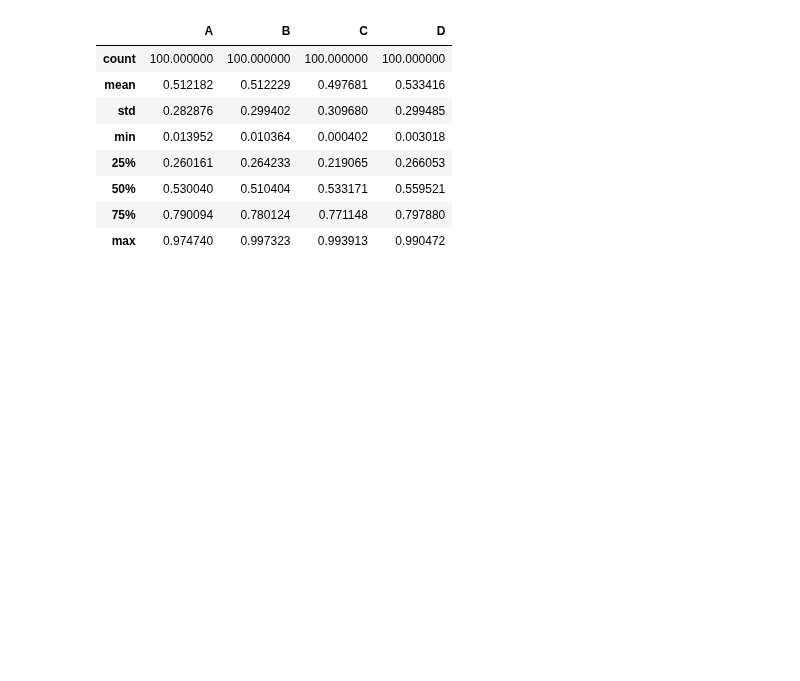
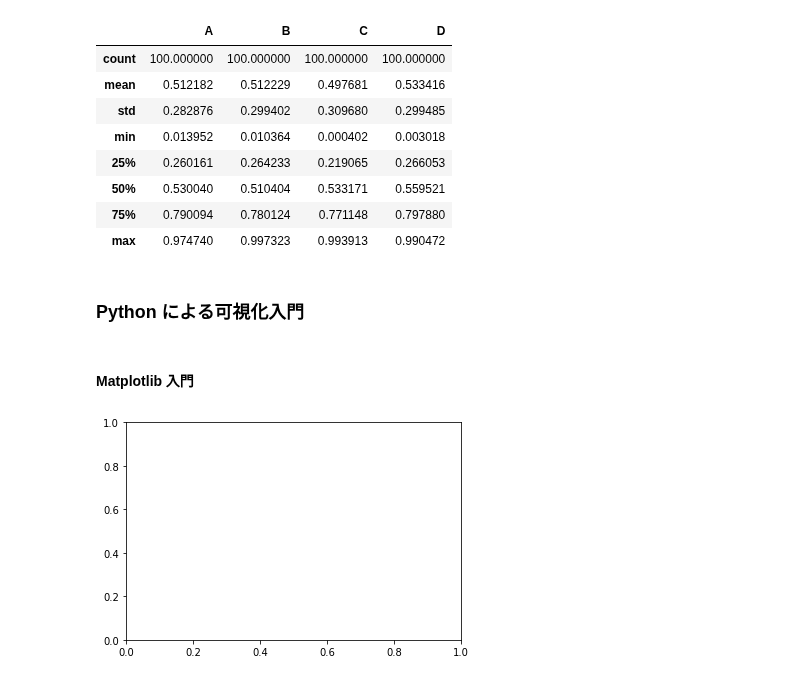
Before and after one commit to zfukuoka/Copying_a_sutra, a Jupyter notebook: SoftwareDesign202010_01/SoftwareDesign202010_0101.ipynb, the cells around one changed output. Drawn from its saved outputs; the diff is of its cells as text; code cells hidden in the pictures; blank space fills up the shorter version.

```diff
--- a/SoftwareDesign202010_01/SoftwareDesign202010_0101.ipynb
+++ b/SoftwareDesign202010_01/SoftwareDesign202010_0101.ipynb
@@ -407,3 +407,13 @@ random_df.describe()
 | 50% | 0.530040 | 0.510404 | 0.533171 | 0.559521 |
 | 75% | 0.790094 | 0.780124 | 0.771148 | 0.797880 |
 | max | 0.974740 | 0.997323 | 0.993913 | 0.990472 |
+# %% [markdown]
+### Python による可視化入門
+# %% [markdown]
+#### Matplotlib 入門
+# %%
+import matplotlib.pyplot as plt
+
+fig, ax = plt.subplots()
+# %% [output]
+[figure, added]
```
Also changed, not shown: parts of 1 cell of this notebook.
